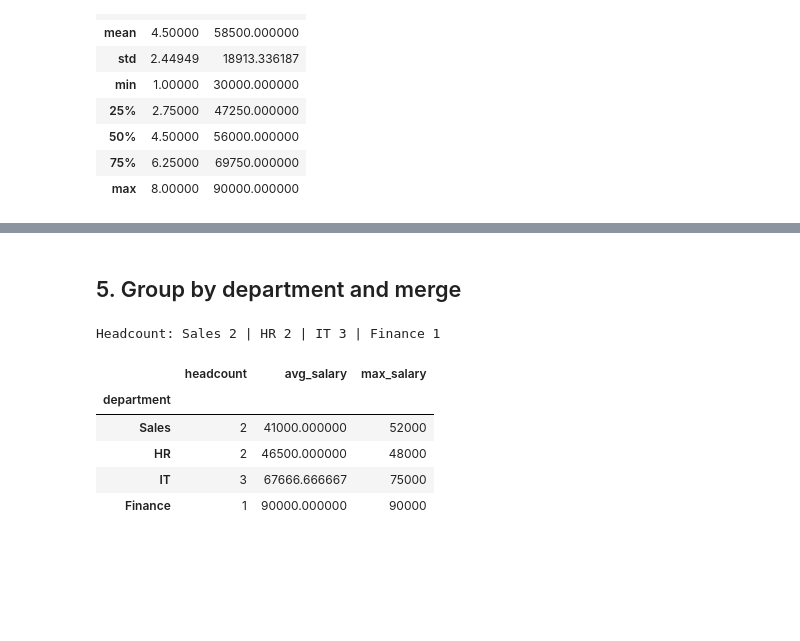
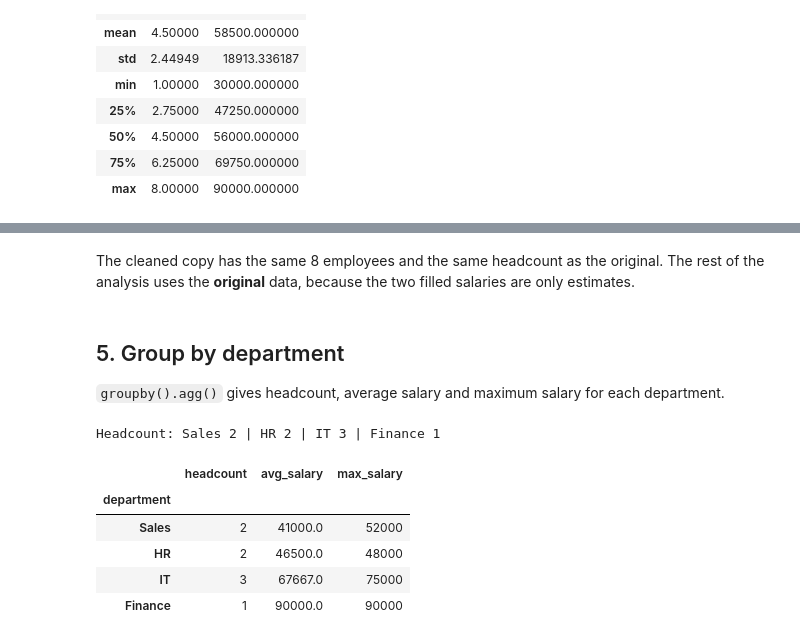
Before and after one commit to pavithranc-cmd/week1-Assessment, a Jupyter notebook: notebooks/analysis.ipynb, the cells around one changed output, grey strips where cells are left out. Drawn from its saved outputs; the diff is of its cells as text; code cells hidden in the pictures; blank space fills up the shorter version.

```diff
--- a/notebooks/analysis.ipynb
+++ b/notebooks/analysis.ipynb
@@ -8,6 +11,10 @@ Run this notebook from the `notebooks/` folder.
 # %%
+from pathlib import Path
+
 import numpy as np
 import pandas as pd
 import matplotlib.pyplot as plt
 
-DATA = '../data/'
+ROOT = Path.cwd().parent if Path.cwd().name == "notebooks" else Path.cwd()
+DATA = ROOT / "data"
+print("Project folder:", ROOT.name)
@@ -47,5 +70,5 @@ How fast NumPy computes the student averages.
 # %%
-df = pd.read_csv(DATA + 'employees.csv')
+df = pd.read_csv(DATA / "employees.csv")
 df.info()
 # %% [output]
 <class 'pandas.DataFrame'>
@@ -116,18 +203,22 @@ dtype: object
+# %% [markdown]
+The cleaned copy has the same 8 employees and the same headcount as the original.
+The rest of the analysis uses the **original** data, because the two filled salaries are only estimates.
 # %% [markdown]
-## 5. Group by department and merge
+## 5. Group by department
+`groupby().agg()` gives headcount, average salary and maximum salary for each department.
 # %%
-summary = (df.groupby('department')
-             .agg(headcount=('id', 'count'),
-                  avg_salary=('salary', 'mean'),
-                  max_salary=('salary', 'max'))
-             .reindex(['Sales', 'HR', 'IT', 'Finance']))
-print('Headcount: ' + ' | '.join(f'{d} {n}' for d, n in summary['headcount'].items()))
-summary
+summary = (df.groupby("department")
+             .agg(headcount=("id", "count"),
+                  avg_salary=("salary", "mean"),
+                  max_salary=("salary", "max"))
+             .reindex(["Sales", "HR", "IT", "Finance"]))
+print("Headcount: " + " | ".join(f"{d} {n}" for d, n in summary["headcount"].items()))
+summary.round(0)
 # %% [output]
 Headcount: Sales 2 | HR 2 | IT 3 | Finance 1
 |  | headcount | avg_salary | max_salary |
 | department |  |  |  |
-| Sales | 2 | 41000.000000 | 52000 |
-| HR | 2 | 46500.000000 | 48000 |
-| IT | 3 | 67666.666667 | 75000 |
-| Finance | 1 | 90000.000000 | 90000 |
+| Sales | 2 | 41000.0 | 52000 |
+| HR | 2 | 46500.0 | 48000 |
+| IT | 3 | 67667.0 | 75000 |
+| Finance | 1 | 90000.0 | 90000 |
```
Also changed, not shown: parts of 39 cells of this notebook, 1 other file.
